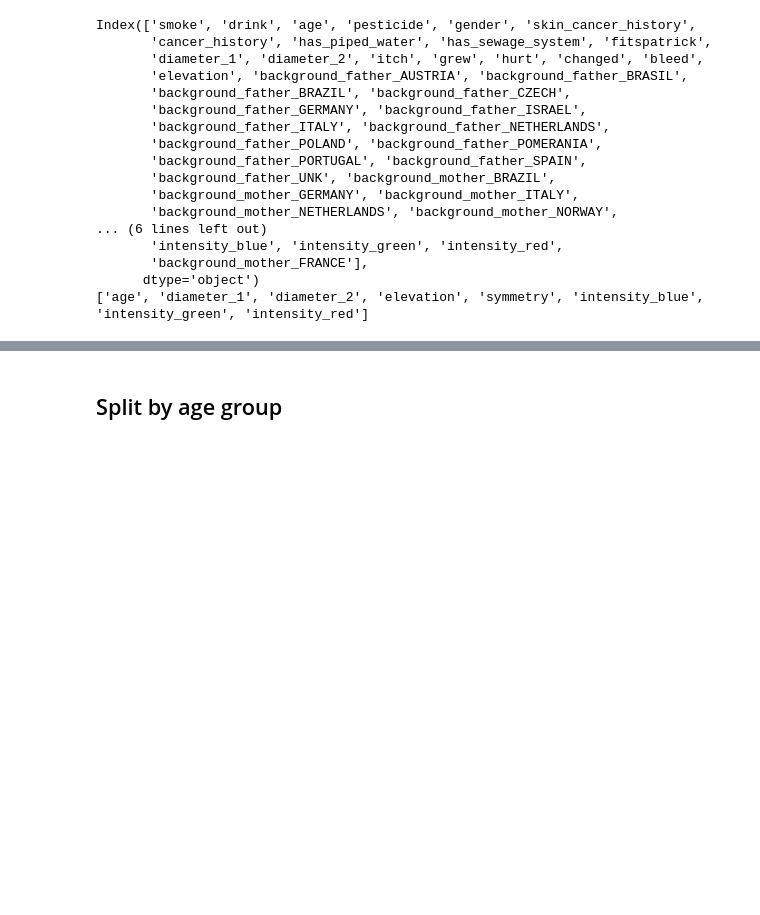
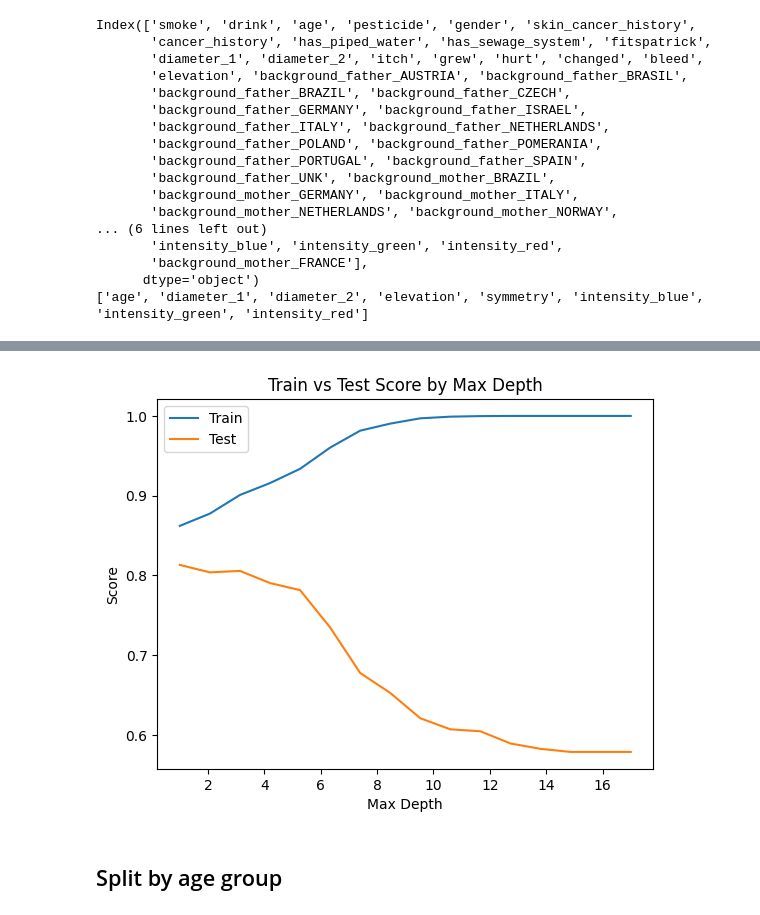
Before and after one commit to harmony-lebovic/image-classifier, a Jupyter notebook: image-classifier.ipynb, the cells around one changed output, grey strips where cells are left out. Drawn from its saved outputs; the diff is of its cells as text; code cells hidden in the pictures; blank space fills up the shorter version.

```diff
--- a/image-classifier.ipynb
+++ b/image-classifier.ipynb
@@ -543,0 +579,31 @@ Index(['smoke', 'drink', 'age', 'pesticide', 'gender', 'skin_cancer_history',
+# %%
+forest_hyp_overunder = {
+    'model__max_features': [int(math.log2(total_features))],
+    'model__criterion': ['log_loss'],
+    'model__max_depth': np.linspace(1, 16, 16, dtype=int),
+    'model__n_estimators': [int(1000)],
+    'model__random_state': [SEED],
+    'model__class_weight': ['balanced']
+}
+# %%
+# Set up GroupKFold to prevent overlap during hyperparameter optimization
+group_k_fold = sklearn.model_selection.GroupKFold(n_splits=5)
+# %%
+# Define pipeline
+pipeline = Pipeline([
+    ('scale', MinMaxScaler(feature_range=(0,1))),
+    ('model', random_forest),
+])
+# %%
+# Define random searcher to visualize over and underfitting
+forest_searcher_overunder = sklearn.model_selection.RandomizedSearchCV(
+    estimator=pipeline,
+    param_distributions=forest_hyp_overunder,
+    n_iter=16,
+    scoring='balanced_accuracy',
+    refit=False,
+    return_train_score=True,
+    cv=group_k_fold,
+    verbose=3)
+
+forest_searcher_overunder.fit(X_dev_clean, y_dev_clean, groups=groups)
@@ -544,3 +614,14 @@ Index(['smoke', 'drink', 'age', 'pesticide', 'gender', 'skin_cancer_history',
+# %%
+# Access test score as function of max depth hyperparameter
+sns.lineplot(x=np.linspace(1, 17, num=16), y=forest_searcher_overunder.cv_results_['mean_train_score'], label='Train')
+sns.lineplot(x=np.linspace(1, 17, num=16), y=forest_searcher_overunder.cv_results_['mean_test_score'], label='Test')
+
+plt.xlabel("Max Depth")
+plt.ylabel("Score")
+plt.title("Train vs Test Score by Max Depth")
+plt.show()
+# %% [output]
+[figure, added]
 # %% [markdown]
 ## Split by age group
 # %%
```
Also changed, not shown: parts of 19 cells of this notebook.
